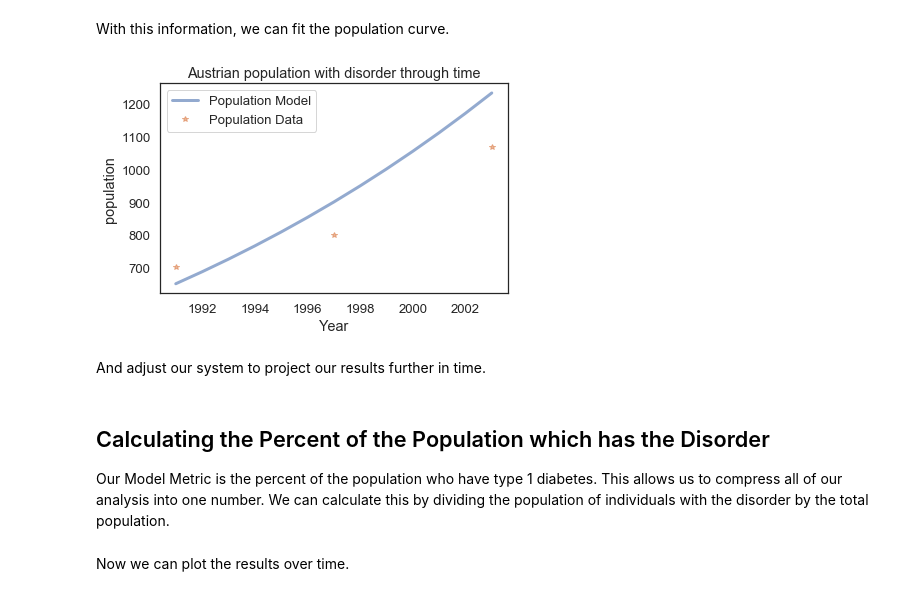
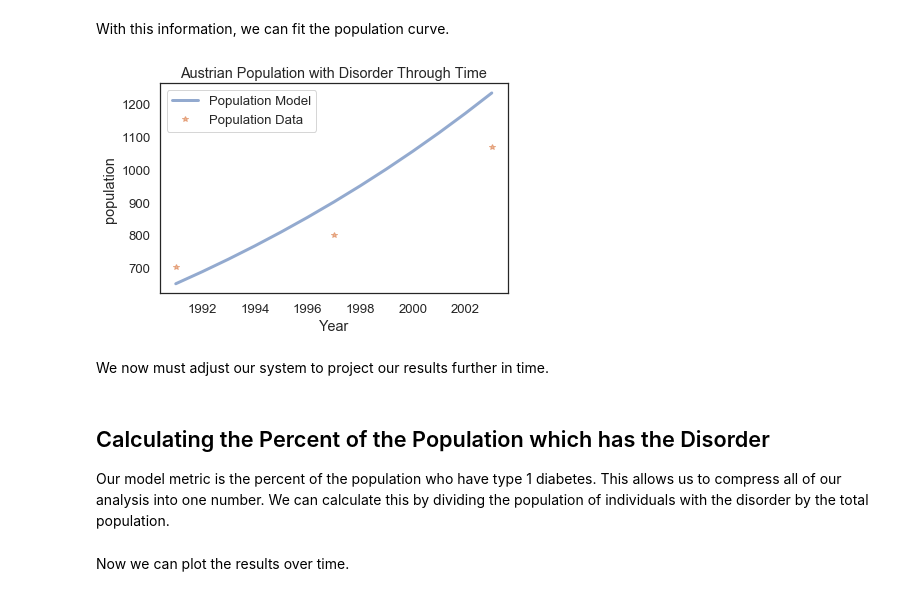
Before and after one commit to maiam6242/ModSimProject1, a Jupyter notebook: Project_1_Notebook-Database File.ipynb, the cells around one changed output. Saved outputs shown, nothing was run; the diff lists cells and outputs as text; code cells hidden in the pictures.

```diff
--- a/Project_1_Notebook-Database File.ipynb
+++ b/Project_1_Notebook-Database File.ipynb
@@ -203,33 +203,34 @@ decorate(title = "Austrian Population with Type 1 Diabetes Through Time",
 # %% [markdown]
 With this information, we can fit the population curve.
 # %%
-#defines a new system which holds relevant parameters for this model coifficents were found by hand #ADJUST PARAMETERS TODO TODO TODO
+#defines a new system which holds relevant parameters for this model coefficents were found by hand
+
 austrian_population_diabetes_model_sys = System(t_0=1991,
                 t_end=2003,
                 p_0=sick_pop[1991]-50,
                 max_rate = .06,
                 carrying_capacity = 10000)
-#runs a simulation to generate model data using the values imbedded in the system
+#runs a simulation to generate model data using the values embedded in the system
 results = run_simulation(austrian_population_diabetes_model_sys, update_func_quad1)
 #plots the results
 plot(results, label = "Population Model")
-#plot the original population data
+#plots the original population data
 plot(sick_pop, "*", label = "Population Data")
-#decorate the plot
-decorate(title = "Austrian population with disorder through time",
+#decorates the plot
+decorate(title = "Austrian Population with Disorder Through Time",
          xlabel = "Year",
          ylabel = "population")
 #adds a legend to the graph
 legend()
 # %% [output]
-[figure, old version]
+[figure, new version]
 # %% [markdown]
-And adjust our system to project our results further in time.
+We now must adjust our system to project our results further in time.
 # %%
 #TODO
 # %% [markdown]
 ## Calculating the Percent of the Population which has the Disorder
-Our Model Metric is the percent of the population who have type 1 diabetes. This allows us to compress all of our analysis into one number. We can calculate this by dividing the population of individuals with the disorder by the total population.
+Our model metric is the percent of the population who have type 1 diabetes. This allows us to compress all of our analysis into one number. We can calculate this by dividing the population of individuals with the disorder by the total population.
 # %%
 percent_sick_population = TimeSeries()
 #change this code to reference the first & last indexes of the data
```
Also changed, not shown: parts of 35 cells of this notebook, 1 other file.
